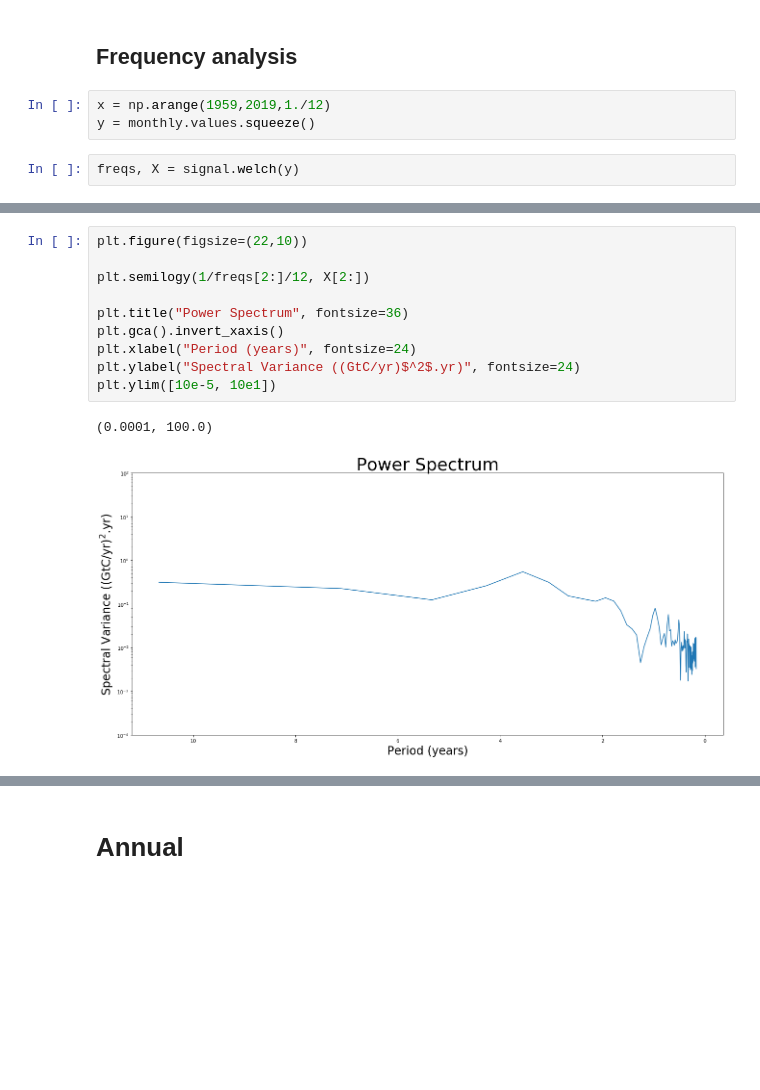
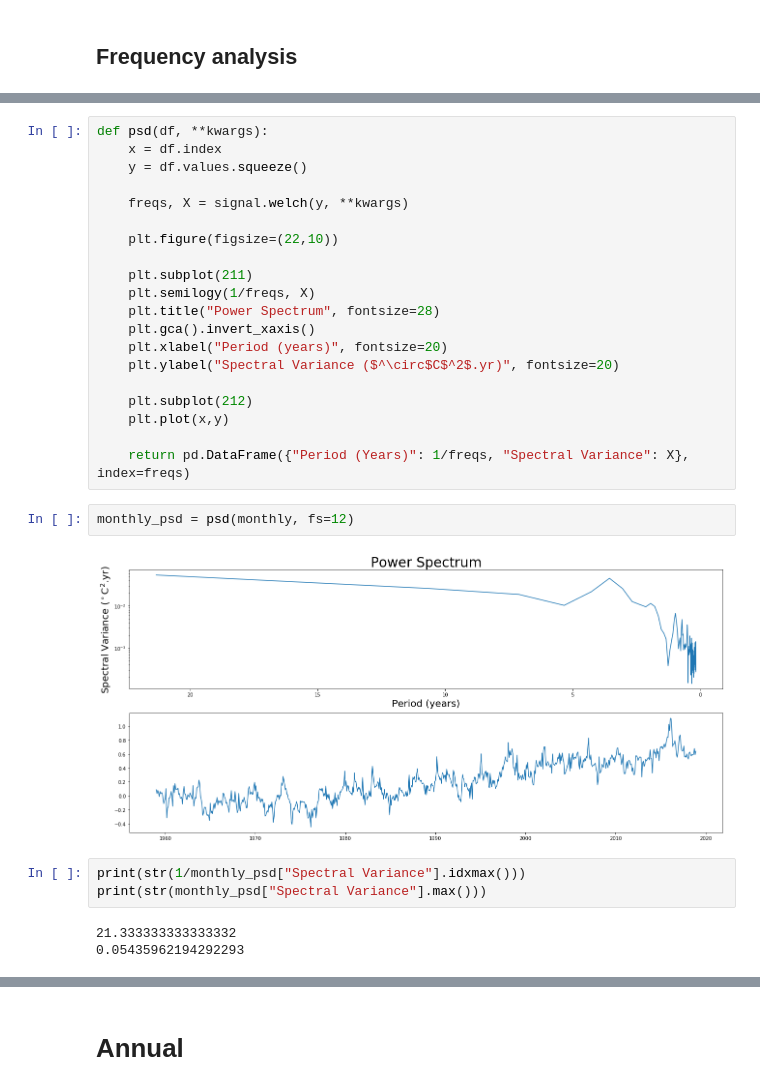
Before and after one commit to rursino/carbon-cycle-feedbacks, a Jupyter notebook: Peylin_flux/Notebooks/gridded_temp.ipynb, the cells around one changed output, grey strips where cells are left out. Drawn from its saved outputs; the diff is of its cells as text; blank space fills up the shorter version.

```diff
--- a/Peylin_flux/Notebooks/gridded_temp.ipynb
+++ b/Peylin_flux/Notebooks/gridded_temp.ipynb
@@ -139,7 +157,2 @@ monthly.plot()
 # %% [markdown]
 ## Frequency analysis
-# %%
-x = np.arange(1959,2019,1./12)
-y = monthly.values.squeeze()
-# %%
-freqs, X = signal.welch(y)
@@ -158,13 +159,30 @@ plt.plot(x, y)
 # %%
-plt.figure(figsize=(22,10))
+def psd(df, **kwargs):
+    x = df.index
+    y = df.values.squeeze()
 
-plt.semilogy(1/freqs[2:]/12, X[2:])
+    freqs, X = signal.welch(y, **kwargs)
 
-plt.title("Power Spectrum", fontsize=36)
-plt.gca().invert_xaxis()
-plt.xlabel("Period (years)", fontsize=24)
-plt.ylabel("Spectral Variance ((GtC/yr)$^2$.yr)", fontsize=24)
-plt.ylim([10e-5, 10e1])
+    plt.figure(figsize=(22,10))
+
+    plt.subplot(211)
+    plt.semilogy(1/freqs, X)
+    plt.title("Power Spectrum", fontsize=28)
+    plt.gca().invert_xaxis()
+    plt.xlabel("Period (years)", fontsize=20)
+    plt.ylabel("Spectral Variance ($^\circ$C$^2$.yr)", fontsize=20)
+
+    plt.subplot(212)
+    plt.plot(x,y)
+
+    return pd.DataFrame({"Period (Years)": 1/freqs, "Spectral Variance": X}, index=freqs)
-# %% [output]
-(0.0001, 100.0)
-[figure, removed]
+# %%
+monthly_psd = psd(monthly, fs=12)
+# %% [output]
+[figure, added]
+# %%
+print(str(1/monthly_psd["Spectral Variance"].idxmax()))
+print(str(monthly_psd["Spectral Variance"].max()))
+# %% [output]
+21.333333333333332
+0.05435962194292293
```
Also changed, not shown: parts of 30 cells of this notebook, 4 other files.
